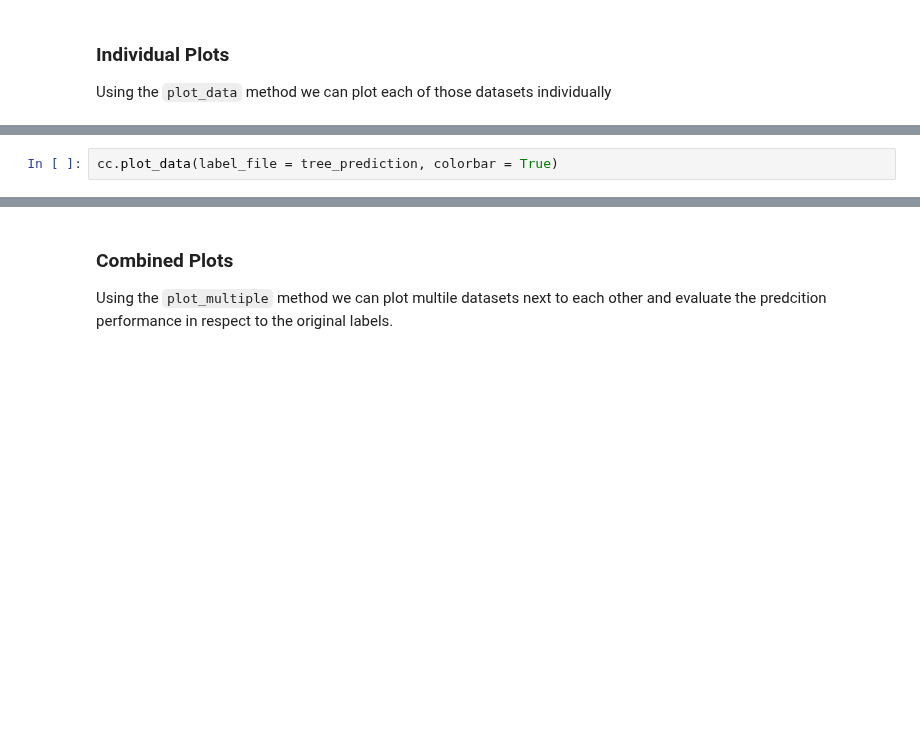
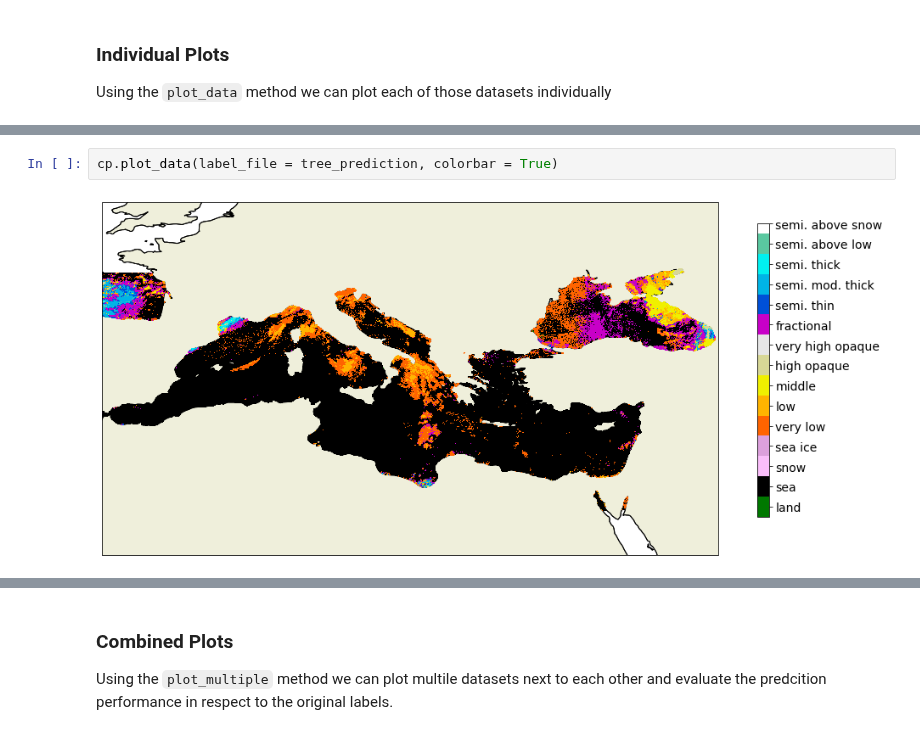
Before and after one commit to fsenf/CTyPyTool, a Jupyter notebook: notebooks/Plotting_of_example_data.ipynb, the cells around one changed output, grey strips where cells are left out. Saved outputs shown, nothing was run; the diff lists cells and outputs as text; blank space fills up the shorter version.

Commit message:
finished cloud plotter and adjusted plotting notebook accordingly

```diff
--- a/notebooks/Plotting_of_example_data.ipynb
+++ b/notebooks/Plotting_of_example_data.ipynb
@@ -41,3 +40,5 @@ TypeError: 'NoneType' object is not subscriptable
 # %%
-cc.plot_data(label_file = tree_prediction, colorbar = True)
+cp.plot_data(label_file = tree_prediction, colorbar = True)
+# %% [output]
+[figure, added]
 # %%
```
Also changed, not shown: parts of 5 cells of this notebook, 1 other file.
